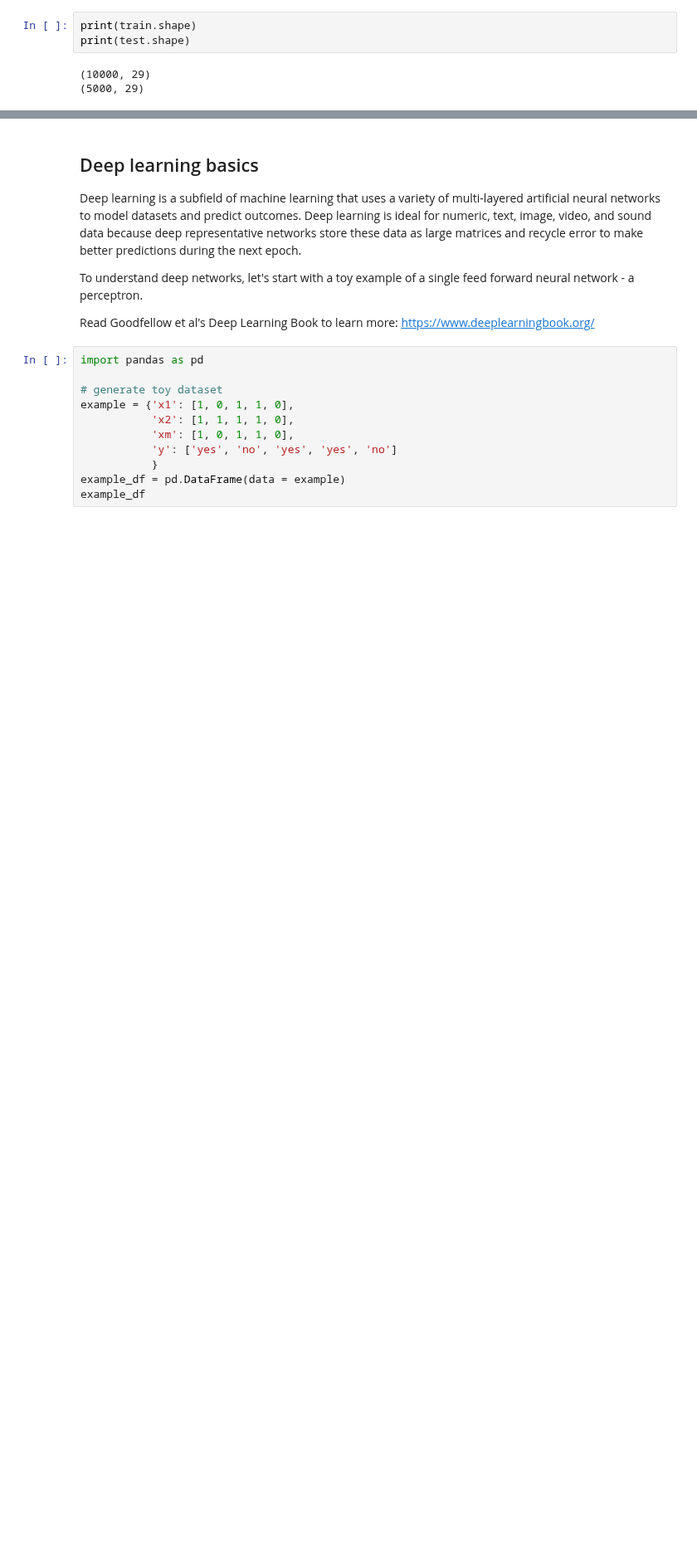
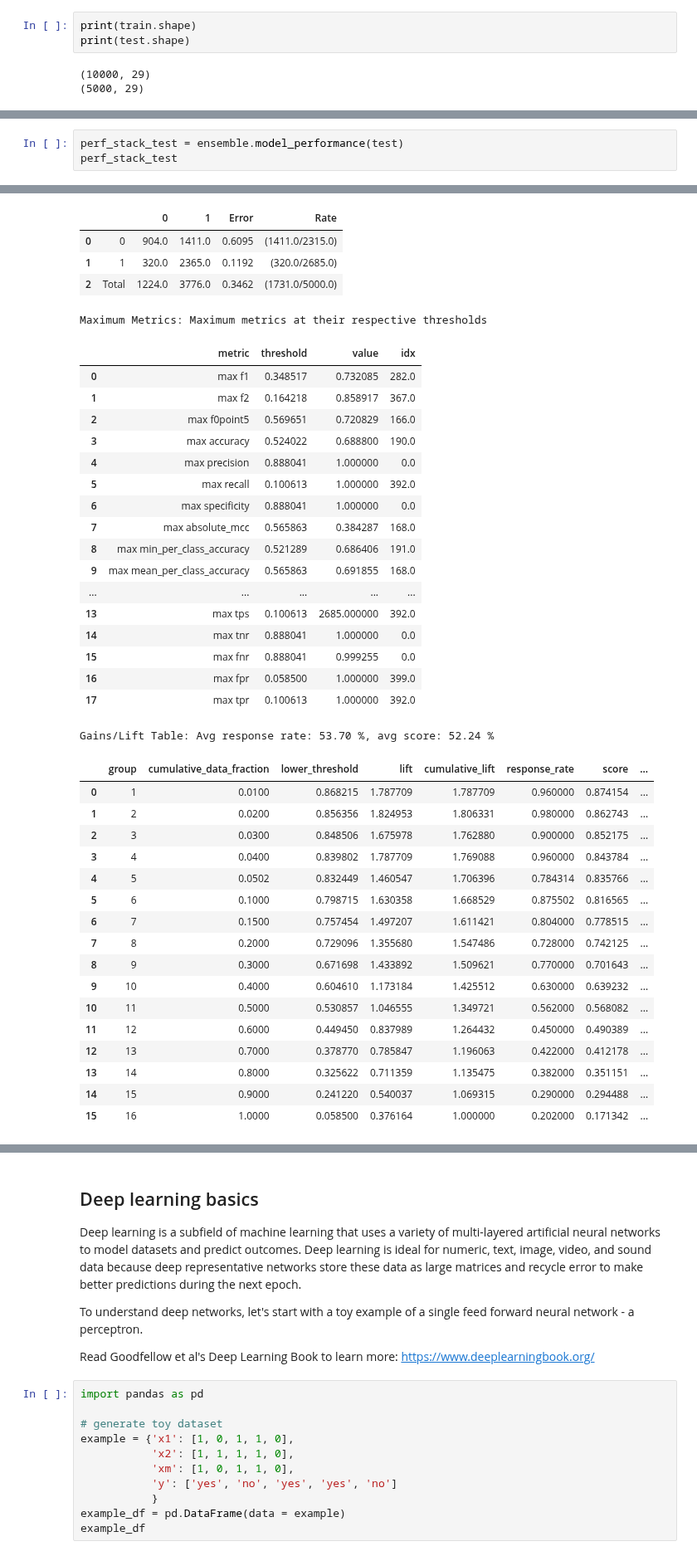
Before and after one commit to EastBayEv/SSDS-TAML, a Jupyter notebook: _build/html/_sources/winter2022/Chapter5.ipynb, the cells around one changed output, grey strips where cells are left out. Shown at 83% size. Drawn from its saved outputs; the diff is of its cells as text; blank space fills up the shorter version.

```diff
--- a/_build/html/_sources/winter2022/Chapter5.ipynb
+++ b/_build/html/_sources/winter2022/Chapter5.ipynb
@@ -383,0 +560,4 @@ NameError: name 'hyper_params' is not defined
+# %%
+perf_stack_test = ensemble.model_performance(test)
+perf_stack_test
+# %% [output]
@@ -383,0 +580,40 @@ NameError: name 'hyper_params' is not defined
+|  |  | 0 | 1 | Error | Rate |
+| 0 | 0 | 904.0 | 1411.0 | 0.6095 | (1411.0/2315.0) |
+| 1 | 1 | 320.0 | 2365.0 | 0.1192 | (320.0/2685.0) |
+| 2 | Total | 1224.0 | 3776.0 | 0.3462 | (1731.0/5000.0) |
+Maximum Metrics: Maximum metrics at their respective thresholds
+|  | metric | threshold | value | idx |
+| 0 | max f1 | 0.348517 | 0.732085 | 282.0 |
+| 1 | max f2 | 0.164218 | 0.858917 | 367.0 |
+| 2 | max f0point5 | 0.569651 | 0.720829 | 166.0 |
+| 3 | max accuracy | 0.524022 | 0.688800 | 190.0 |
+| 4 | max precision | 0.888041 | 1.000000 | 0.0 |
+| 5 | max recall | 0.100613 | 1.000000 | 392.0 |
+| 6 | max specificity | 0.888041 | 1.000000 | 0.0 |
+| 7 | max absolute_mcc | 0.565863 | 0.384287 | 168.0 |
+| 8 | max min_per_class_accuracy | 0.521289 | 0.686406 | 191.0 |
+| 9 | max mean_per_class_accuracy | 0.565863 | 0.691855 | 168.0 |
+| ... | ... | ... | ... | ... |
+| 13 | max tps | 0.100613 | 2685.000000 | 392.0 |
+| 14 | max tnr | 0.888041 | 1.000000 | 0.0 |
+| 15 | max fnr | 0.888041 | 0.999255 | 0.0 |
+| 16 | max fpr | 0.058500 | 1.000000 | 399.0 |
+| 17 | max tpr | 0.100613 | 1.000000 | 392.0 |
+Gains/Lift Table: Avg response rate: 53.70 %, avg score: 52.24 %
+|  | group | cumulative_data_fraction | lower_threshold | lift | cumulative_lift | response_rate | score | ... |
+| 0 | 1 | 0.0100 | 0.868215 | 1.787709 | 1.787709 | 0.960000 | 0.874154 | ... |
+| 1 | 2 | 0.0200 | 0.856356 | 1.824953 | 1.806331 | 0.980000 | 0.862743 | ... |
+| 2 | 3 | 0.0300 | 0.848506 | 1.675978 | 1.762880 | 0.900000 | 0.852175 | ... |
+| 3 | 4 | 0.0400 | 0.839802 | 1.787709 | 1.769088 | 0.960000 | 0.843784 | ... |
+| 4 | 5 | 0.0502 | 0.832449 | 1.460547 | 1.706396 | 0.784314 | 0.835766 | ... |
+| 5 | 6 | 0.1000 | 0.798715 | 1.630358 | 1.668529 | 0.875502 | 0.816565 | ... |
+| 6 | 7 | 0.1500 | 0.757454 | 1.497207 | 1.611421 | 0.804000 | 0.778515 | ... |
+| 7 | 8 | 0.2000 | 0.729096 | 1.355680 | 1.547486 | 0.728000 | 0.742125 | ... |
+| 8 | 9 | 0.3000 | 0.671698 | 1.433892 | 1.509621 | 0.770000 | 0.701643 | ... |
+| 9 | 10 | 0.4000 | 0.604610 | 1.173184 | 1.425512 | 0.630000 | 0.639232 | ... |
+| 10 | 11 | 0.5000 | 0.530857 | 1.046555 | 1.349721 | 0.562000 | 0.568082 | ... |
+| 11 | 12 | 0.6000 | 0.449450 | 0.837989 | 1.264432 | 0.450000 | 0.490389 | ... |
+| 12 | 13 | 0.7000 | 0.378770 | 0.785847 | 1.196063 | 0.422000 | 0.412178 | ... |
+| 13 | 14 | 0.8000 | 0.325622 | 0.711359 | 1.135475 | 0.382000 | 0.351151 | ... |
+| 14 | 15 | 0.9000 | 0.241220 | 0.540037 | 1.069315 | 0.290000 | 0.294488 | ... |
+| 15 | 16 | 1.0000 | 0.058500 | 0.376164 | 1.000000 | 0.202000 | 0.171342 | ... |
```
Also changed, not shown: parts of 37 cells of this notebook, 12 other files.
